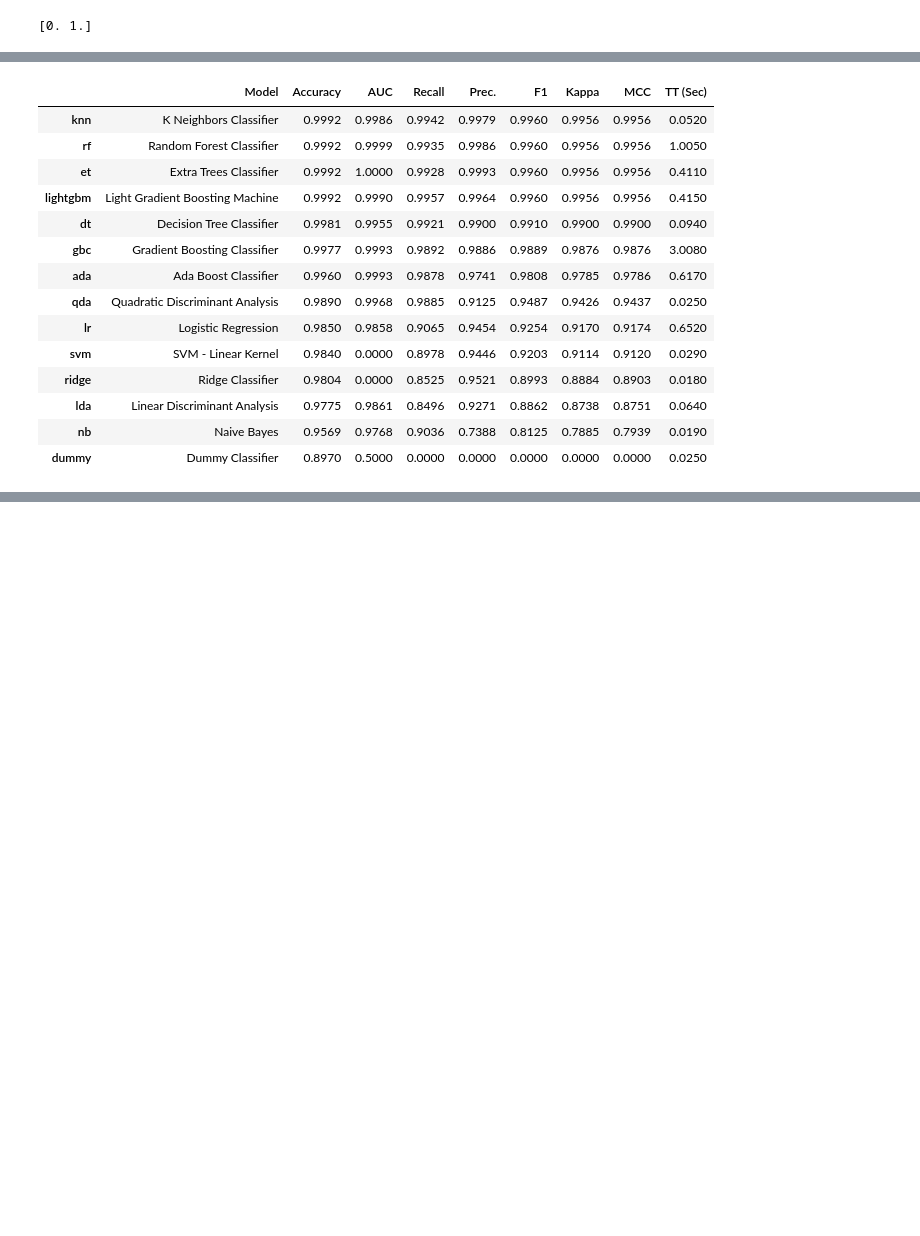
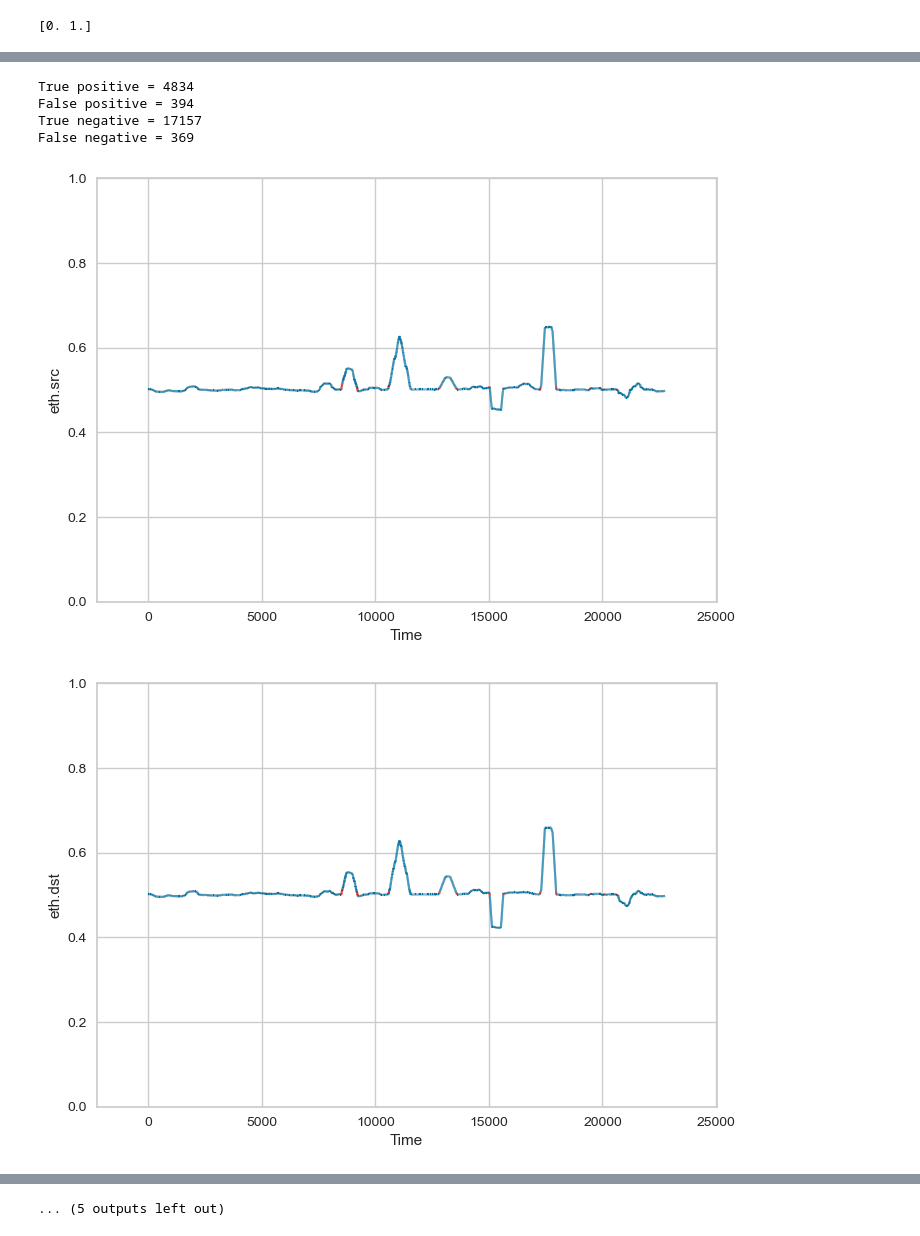
Before and after one commit to kbuaaaaaa/COTS_ICS_Security, a Jupyter notebook: Detection/Entropy Detection/model.ipynb, the cells around one changed output, grey strips where cells are left out. Cells and saved outputs as stored; diff of their text form; code cells hidden in the pictures; blank space fills up the shorter version.

```diff
--- a/Detection/Entropy Detection/model.ipynb
+++ b/Detection/Entropy Detection/model.ipynb
@@ -199,19 +216,62 @@ setup(X,target='attack',fix_imbalance = True,feature_selection=True)
 # %%
 # models()
-model = compare_models()
+# model = compare_models()
-# %% [output]
-|  | Model | Accuracy | AUC | Recall | Prec. | F1 | Kappa | MCC | TT (Sec) |
-| knn | K Neighbors Classifier | 0.9992 | 0.9986 | 0.9942 | 0.9979 | 0.9960 | 0.9956 | 0.9956 | 0.0520 |
-| rf | Random Forest Classifier | 0.9992 | 0.9999 | 0.9935 | 0.9986 | 0.9960 | 0.9956 | 0.9956 | 1.0050 |
-| et | Extra Trees Classifier | 0.9992 | 1.0000 | 0.9928 | 0.9993 | 0.9960 | 0.9956 | 0.9956 | 0.4110 |
-| lightgbm | Light Gradient Boosting Machine | 0.9992 | 0.9990 | 0.9957 | 0.9964 | 0.9960 | 0.9956 | 0.9956 | 0.4150 |
-| dt | Decision Tree Classifier | 0.9981 | 0.9955 | 0.9921 | 0.9900 | 0.9910 | 0.9900 | 0.9900 | 0.0940 |
-| gbc | Gradient Boosting Classifier | 0.9977 | 0.9993 | 0.9892 | 0.9886 | 0.9889 | 0.9876 | 0.9876 | 3.0080 |
-| ada | Ada Boost Classifier | 0.9960 | 0.9993 | 0.9878 | 0.9741 | 0.9808 | 0.9785 | 0.9786 | 0.6170 |
-| qda | Quadratic Discriminant Analysis | 0.9890 | 0.9968 | 0.9885 | 0.9125 | 0.9487 | 0.9426 | 0.9437 | 0.0250 |
-| lr | Logistic Regression | 0.9850 | 0.9858 | 0.9065 | 0.9454 | 0.9254 | 0.9170 | 0.9174 | 0.6520 |
-| svm | SVM - Linear Kernel | 0.9840 | 0.0000 | 0.8978 | 0.9446 | 0.9203 | 0.9114 | 0.9120 | 0.0290 |
-| ridge | Ridge Classifier | 0.9804 | 0.0000 | 0.8525 | 0.9521 | 0.8993 | 0.8884 | 0.8903 | 0.0180 |
-| lda | Linear Discriminant Analysis | 0.9775 | 0.9861 | 0.8496 | 0.9271 | 0.8862 | 0.8738 | 0.8751 | 0.0640 |
-| nb | Naive Bayes | 0.9569 | 0.9768 | 0.9036 | 0.7388 | 0.8125 | 0.7885 | 0.7939 | 0.0190 |
-| dummy | Dummy Classifier | 0.8970 | 0.5000 | 0.0000 | 0.0000 | 0.0000 | 0.0000 | 0.0000 | 0.0250 |
+# %%
+iforest = create_model('iforest', fraction = 0.23)
+iforest_result = assign_model(iforest)
+anomaly = iforest_result['Anomaly']
+anomaly.to_csv('ics_anomaly_value.csv', index=False)
+pd.DataFrame(smooth_time).to_csv('ics_true_value.csv', index=False)
+# plot = RocCurveDisplay.from_predictions(attack_entropy[:,1],anomaly,pos_label=1,name='ROC curve',linewidth=1.5)
+# plot.set_xlabel("False Positive Rate")
+# plot.set_ylabel("True Positive Rate")
+TP = 0
+FP = 0
+TN = 0
+FN = 0
+fp_time = []
+fn_time = []
+for i in range(smooth_ics.shape[0]):
+    if i not in smooth_time and anomaly[i]==0:
+        TN += 1
+    elif i in smooth_time and anomaly[i]==1:
+        TP += 1
+    elif i in smooth_time and anomaly[i]==0:
+        FN += 1
+        fn_time.append(i)
+    elif i not in smooth_time and anomaly[i]==1:
+        FP += 1
+        fp_time.append(i)
+
+print("True positive =",TP)
+print("False positive =",FP)
+print("True negative =",TN)
+print("False negative =",FN)
+# %% [output]
+True positive = 4834
+False positive = 394
+True negative = 17157
+False negative = 369
+# %%
+for i in range(1,len(col)-1):
+    x = range(smooth_ics.shape[0])
+    y = smooth_ics[:,i]
+    points = np.array([x, y]).T.reshape(-1, 1, 2)
+    segments = np.concatenate([points[:-1], points[1:]], axis=1)
+
+    cm = dict(zip(range(0,2,1),list("br")))
+    colors = list( map( cm.get , np.isin(x,fn_time) ))
+
+    lc = LineCollection(segments, colors=colors, linewidths=1.5)
+    fig, ax = plt.subplots()
+    ax.add_collection(lc)
+
+#     ax.autoscale()
+    ax.margins(0.1)
+    plt.ylim(0, 1)
+    plt.xlabel('Time')
+    plt.ylabel(col[i])
+    plt.show()
+# %% [output]
+[figure, added]
+[figure, added]
@@ -217,0 +288 @@ model = compare_models()
+... (5 outputs left out)
```
Also changed, not shown: parts of 15 cells of this notebook, 14 other files.
